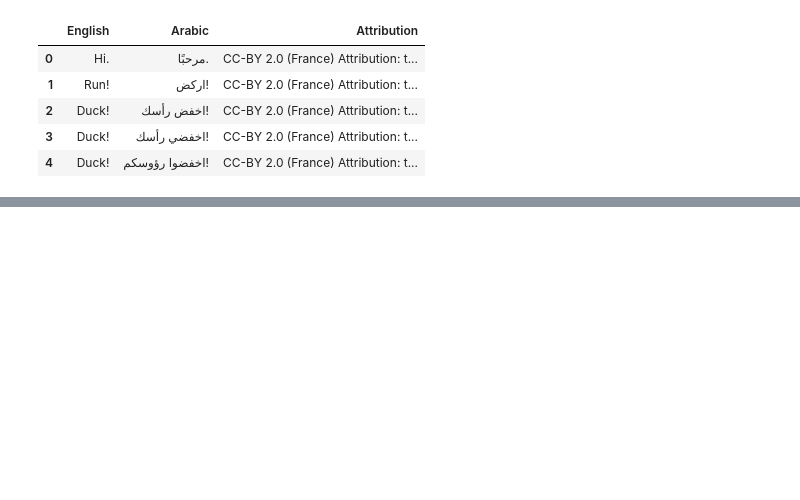
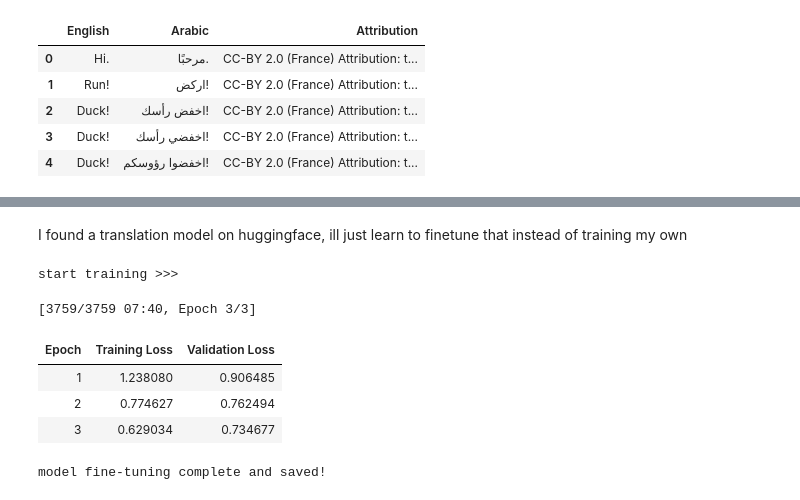
Before and after one commit to itsjustdannyb/side-quests, a Jupyter notebook: neural machine translation/main.ipynb, the cells around one changed output, grey strips where cells are left out. Cells and saved outputs as stored; diff of their text form; code cells hidden in the pictures; blank space fills up the shorter version.

```diff
--- a/neural machine translation/main.ipynb
+++ b/neural machine translation/main.ipynb
@@ -15,5 +38,5 @@ tokenizer = nltk.TweetTokenizer()
 # %%
-text_file = r"ara.txt\ara.txt"
+text_file = r"/content/ara.txt"
 columns = ["English", "Arabic", "Attribution"]
 # header and names prevent the dataframe from starting with data
 data = pd.read_csv(text_file, delimiter='\t', header=None, names=columns)
@@ -362,0 +211,2 @@ Epoch: 10 | Train Loss: 4.625
+# %% [markdown]
+I found a translation model on huggingface, ill just learn to finetune that instead of training my own
@@ -362,0 +247,39 @@ Epoch: 10 | Train Loss: 4.625
+# %%
+# data collator dynamically pads the sentences to the longest sentence in the current batch
+data_collator = DataCollatorForSeq2Seq(tokenizer, model=model)
+# %%
+training_args = Seq2SeqTrainingArguments(
+    output_dir="/ar-en-finetuned-model",
+    eval_strategy='epoch',
+    learning_rate=2e-5,
+    per_device_train_batch_size=8,
+    per_device_eval_batch_size=8,
+    weight_decay=0.01,
+    save_total_limit=3,
+    num_train_epochs=3,
+    predict_with_generate=True,
+    fp16=torch.cuda.is_available()
+)
+# %%
+trainer = Seq2SeqTrainer(
+    model=model,
+    args=training_args,
+    train_dataset=tokenized_train,
+    eval_dataset=tokenized_test,
+    data_collator=data_collator
+)
+# %%
+print("start training >>>")
+trainer.train()
+
+# save model
+trainer.save_model("./translation_model")
+print(f"model fine-tuning complete and saved!")
+# %% [output]
+start training >>>
+[3759/3759 07:40, Epoch 3/3]
+| Epoch | Training Loss | Validation Loss |
+| 1 | 1.238080 | 0.906485 |
+| 2 | 0.774627 | 0.762494 |
+| 3 | 0.629034 | 0.734677 |
+model fine-tuning complete and saved!
```
Also changed, not shown: parts of 7 cells of this notebook.
